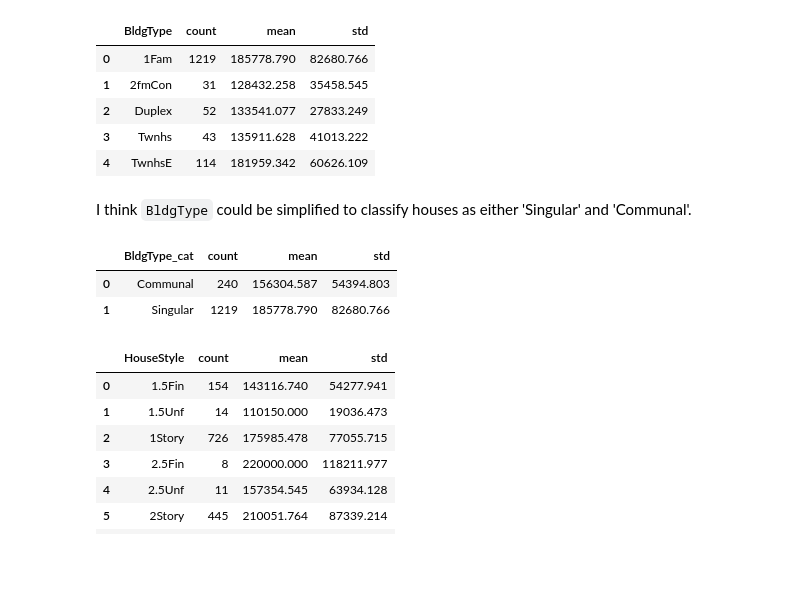
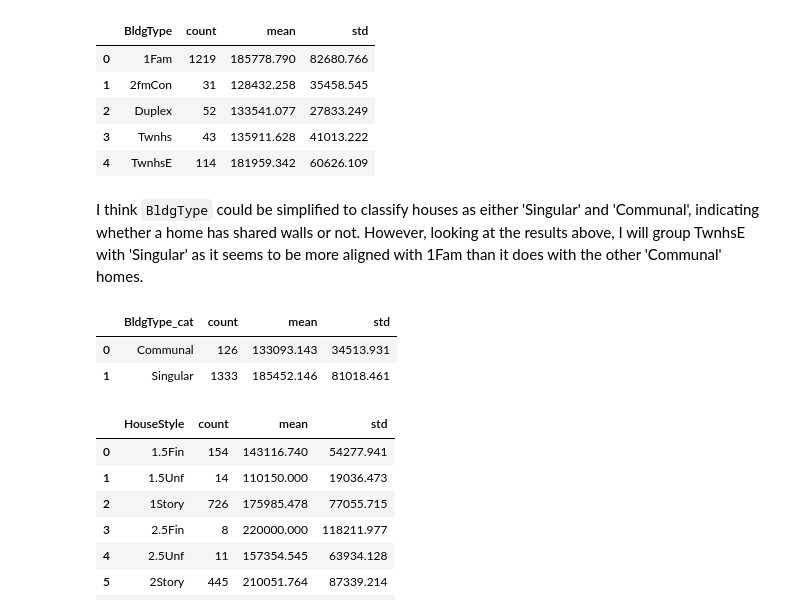
Before and after one commit to faupel15/Housing_Price_Prediction, a Jupyter notebook: Housing_Price_Prediction.ipynb, the cells around one changed output. Cells and saved outputs as stored; diff of their text form; code cells hidden in the pictures; blank space fills up the shorter version.

```diff
--- a/Housing_Price_Prediction.ipynb
+++ b/Housing_Price_Prediction.ipynb
@@ -852,21 +854,21 @@ houses.groupby('BldgType', as_index=False)['SalePrice'].agg(['count', 'mean', 's
 | 2 | Duplex | 52 | 133541.077 | 27833.249 |
 | 3 | Twnhs | 43 | 135911.628 | 41013.222 |
 | 4 | TwnhsE | 114 | 181959.342 | 60626.109 |
-# %% [markdown]
-I think `BldgType` could be simplified to classify houses as either 'Singular' and 'Communal'.
+# %% [markdown]
+I think `BldgType` could be simplified to classify houses as either 'Singular' and 'Communal', indicating whether a home has shared walls or not. However, looking at the results above, I will group TwnhsE with 'Singular' as it seems to be more aligned with 1Fam than it does with the other 'Communal' homes.
 # %%
 # Create new variable based on simplified categories of BldgType
-houses['BldgType_cat'] = np.select([(houses['BldgType'] == '1Fam')], ['Singular'], default='Communal')
+houses['BldgType_cat'] = np.select([(houses['BldgType'] == '1Fam') | (houses['BldgType'] == 'TwnhsE')], ['Singular'], default='Communal')
 
 # Drop BldgType
 houses.drop(columns=['BldgType'], inplace=True)
 
 # Summarize
 houses.groupby('BldgType_cat', as_index=False)['SalePrice'].agg(['count', 'mean', 'std'])
 # %% [output]
 |  | BldgType_cat | count | mean | std |
-| 0 | Communal | 240 | 156304.587 | 54394.803 |
-| 1 | Singular | 1219 | 185778.790 | 82680.766 |
+| 0 | Communal | 126 | 133093.143 | 34513.931 |
+| 1 | Singular | 1333 | 185452.146 | 81018.461 |
 # %%
 # Summarize
 houses.groupby('HouseStyle', as_index=False)['SalePrice'].agg(['count', 'mean', 'std'])
```
Also changed, not shown: parts of 12 cells of this notebook.
